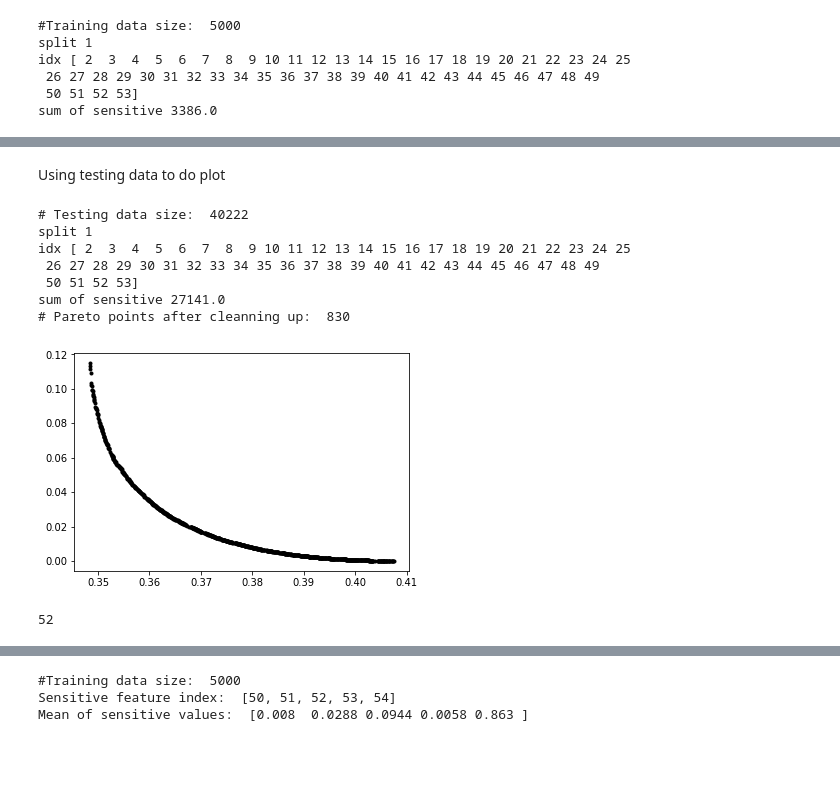
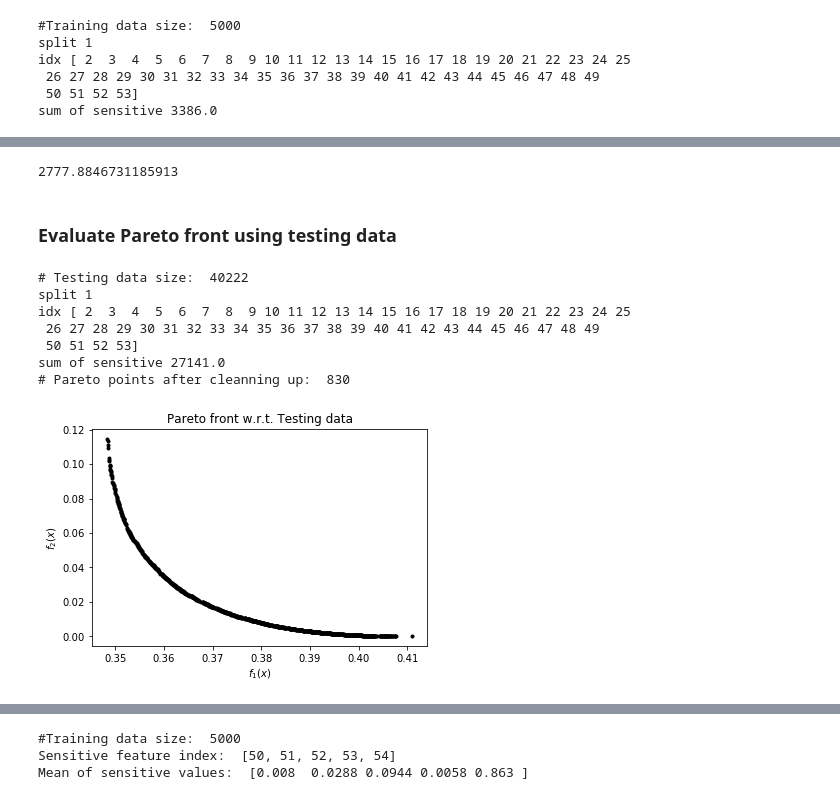
Before and after one commit to sul217/MOO_Fairness, a Jupyter notebook: Adult_data.ipynb, the cells around one changed output, grey strips where cells are left out. Cells and saved outputs as stored; diff of their text form; code cells hidden in the pictures; blank space fills up the shorter version.

```diff
--- a/Adult_data.ipynb
+++ b/Adult_data.ipynb
@@ -16,7 +31,11 @@ num_data = range(1000, 6001, 500)
 # %%
 data_idx = 8
-prob = func.Fairness_LogRe_DI_binary('data/Adult_income_gender_reduced.txt', 'Adult_income_gender', 1, SEED_arr[data_idx], num_data[data_idx], 'train')
+prob = func.Fairness_LogRe_DI_binary('data/Adult_income_gender_reduced.txt', 'Adult_income_gender', 1, \
+                                     SEED_arr[data_idx], num_data[data_idx], 'train')
 run = pfsmg.Main_SMG(prob)
+
+run.max_len_pareto_front = 1500
+run.max_iter = 1000
 
 ## key parameters
 run.point_per_iteration = 2
@@ -89,9 +117,17 @@ pickle.dump([prob.data_name, total_time_smg, run.num_grad_eval_f1, \
-# %%
-logfile = "pickle/gender_vs_loss/gender_seed99677808_num_data5000.pickle"
-data, total_time_smg, num_grad_eval_f1, num_grad_eval_f2, run.num_iter, f1_arrays7, \
-      f2_arrays7, point_arrays7 = pickle.load(open(logfile,"rb"))
-# %% [markdown]
-Using testing data to do plot
+# %%
+## Load resulting Pareto front from previous pickle
+logfile = "pickle/gender_vs_loss/gender_seed%s_num_data%s_remove_noise.pickle"\
+          %(SEED_arr[data_idx], num_data[data_idx])
+with open(logfile, 'rb') as f:
+    u = pickle._Unpickler(f)
+    u.encoding = 'latin1'
+    data, total_time_smg, num_grad_eval_f1, num_grad_eval_f2, num_iter7, f1_arrays7, \
+    f2_arrays7, point_arrays7 = u.load()
+    print(total_time_smg)
+# %% [output]
+2777.8846731185913
+# %% [markdown]
+### Evaluate Pareto front using testing data
 # %%
 prob = func.Fairness_LogRe_DI_binary('data/Adult_income_gender_reduced.txt', 'Adult_income_gender', 1, \
                                      SEED_arr[data_idx], num_data[data_idx], 'test')
@@ -117,11 +149,13 @@ def remove_pts(list_f1, list_f2, list_pts, num):
 # %%
 ## if necessary, remove extreme points that are far away from Pareto front
-f1_arrays7, f2_arrays7, point_arrays7 = remove_pts(f1_arrays7, f2_arrays7, point_arrays7, 2)
+def remove_pts(list_f1, list_f2, list_pts, num):
+    list_f1_idx = np.argsort(list_f1)[:-num]
+    return list_f1[list_f1_idx], list_f2[list_f1_idx], list_pts[list_f1_idx]
+# f1_arrays7, f2_arrays7, point_arrays7 = remove_pts(f1_arrays7, f2_arrays7, point_arrays7, 1)
 plt.plot(f1_arrays7, f2_arrays7, 'k.')
+plt.xlabel('$f_1(x)$')
+plt.ylabel('$f_2(x)$')
+plt.title('Pareto front w.r.t. Testing data')
 plt.show()
 # %% [output]
-[figure, old version]
+[figure, new version]
-# %%
-print len(point_arrays7[1, :])
-# %% [output]
-52
```
Also changed, not shown: parts of 76 cells of this notebook, 44 other files.
